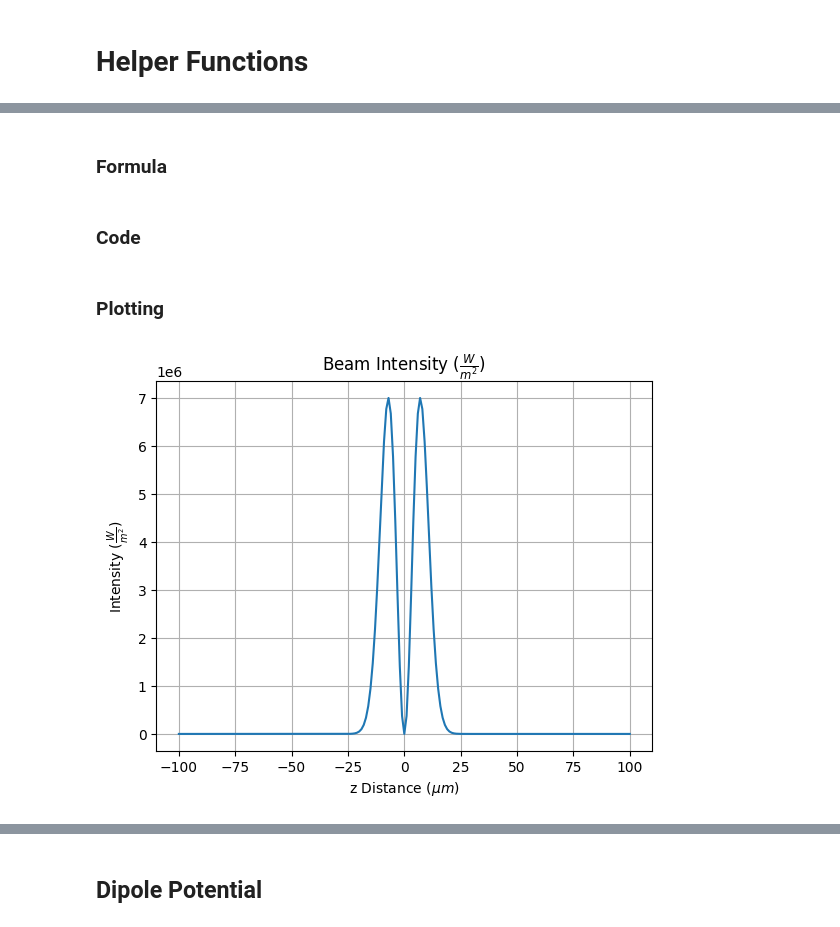
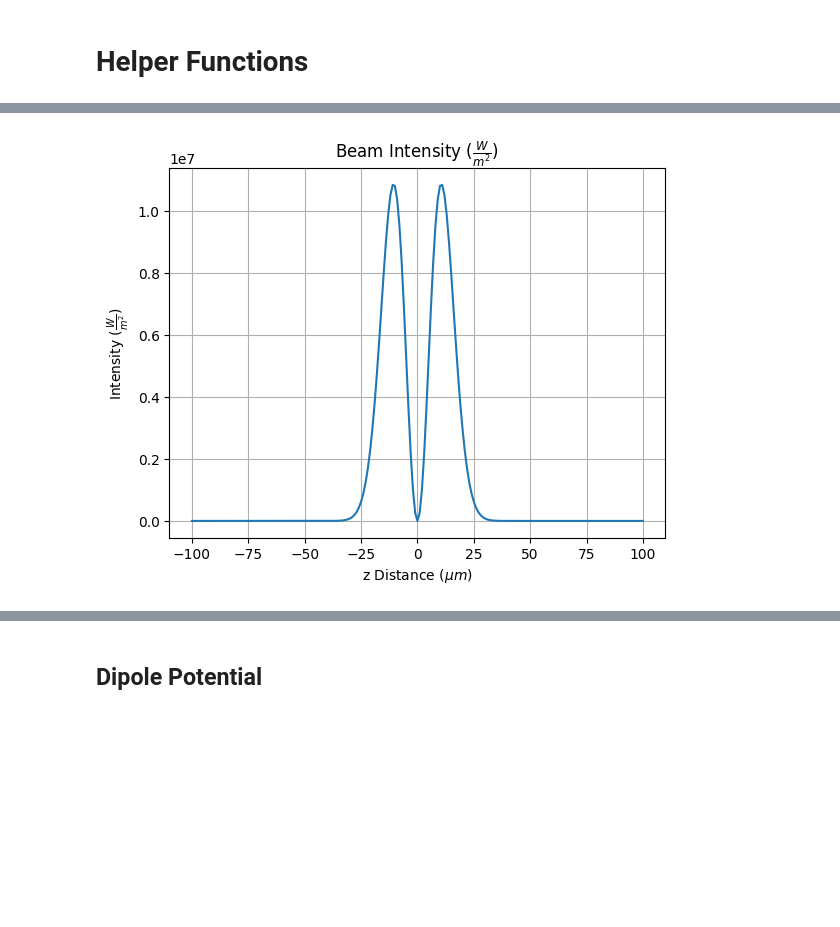
Before and after one commit to Mouhamedm17/DipoleTrappingCalculations, a Jupyter notebook: FlatTrap.ipynb, the cells around one changed output, grey strips where cells are left out. Saved outputs shown, nothing was run; the diff lists cells and outputs as text; code cells hidden in the pictures; blank space fills up the shorter version.

```diff
--- a/FlatTrap.ipynb
+++ b/FlatTrap.ipynb
@@ -407,9 +400,9 @@ lambda_laser_cs = Constants.Lambda635
 lambda_D1_cs = Cs133.D1.wavelength
 lambda_D2_cs = Cs133.D2.wavelength
 
-cs_dipole_potential_params = (gamma_cs, lambda_laser_cs, lambda_D1_cs, lambda_D2_cs, field_args)
-cs_b_potential_params = (Cs133.GS.g_j)
-cs_grav_potential_params = (Cs133.mass)
+cs_dipole_potential_params = [gamma_cs, lambda_laser_cs, lambda_D1_cs, lambda_D2_cs]
+cs_gj = Cs133.GS.g_j
+cs_mass = Cs133.mass
 
 #Lithium 6 parameters
 gamma_li = Li6.D2.Gamma
@@ -417,11 +410,11 @@ lambda_laser_li = Constants.Lambda635
 lambda_D1_li = Li6.D1.wavelength
 lambda_D2_li = Li6.D2.wavelength
 
-li_dipole_potential_params = (gamma_li, lambda_laser_li, lambda_D1_li, lambda_D2_li, field_args)
-li_b_potential_params = (Li6.GS.g_j)
-li_grav_potential_params = (Li6.mass)
+li_dipole_potential_params = (gamma_li, lambda_laser_li, lambda_D1_li, lambda_D2_li)
+li_gj = (Li6.GS.g_j)
+li_mass = (Li6.mass)
 
 #normal, trap potential params
-cs_trap_params = (cs_dipole_potential_params, cs_b_potential_params, cs_grav_potential_params)
-li_trap_params = (li_dipole_potential_params, li_b_potential_params, li_grav_potential_params)
+cs_trap_params = (field_args, cs_dipole_potential_params, cs_gj, cs_mass)
+li_trap_params = (field_args, li_dipole_potential_params, li_gj, li_mass)
 normal_trap_params = [cs_trap_params, li_trap_params]
@@ -430,4 +557,0 @@ normal_trap_params = [cs_trap_params, li_trap_params]
-# %% [markdown]
-### Formula
-# %% [markdown]
-### Code
@@ -480,21 +558,20 @@ def field_intensity(r, *args):
-# %% [markdown]
-### Plotting
 # %%
 x = np.arange(-100e-6, 100e-6, 1e-6)
 y = np.arange(-100e-6, 100e-6, 1e-6)
 z = np.arange(-100e-6, 100e-6, 1e-6)
 
 r = [x, y, z]
+field_args = (70e-3, 200e-6, 15e-6)
 
-intensity = field_intensity(r, field_args)
+intensity = cs_poten.field_intensity(r)
 
 plt.plot(z*1e6, intensity)
 
 plt.xlabel(r'z Distance ($\mu m$)')
 plt.ylabel(r"Intensity ($\frac{W}{m^2}$)")
 plt.title(r'Beam Intensity ($\frac{W}{m^2}$)')
 
 plt.grid(True)
 plt.show()
 # %% [output]
-[figure, old version]
+[figure, new version]
```
Also changed, not shown: parts of 41 cells of this notebook, 1 other file.
